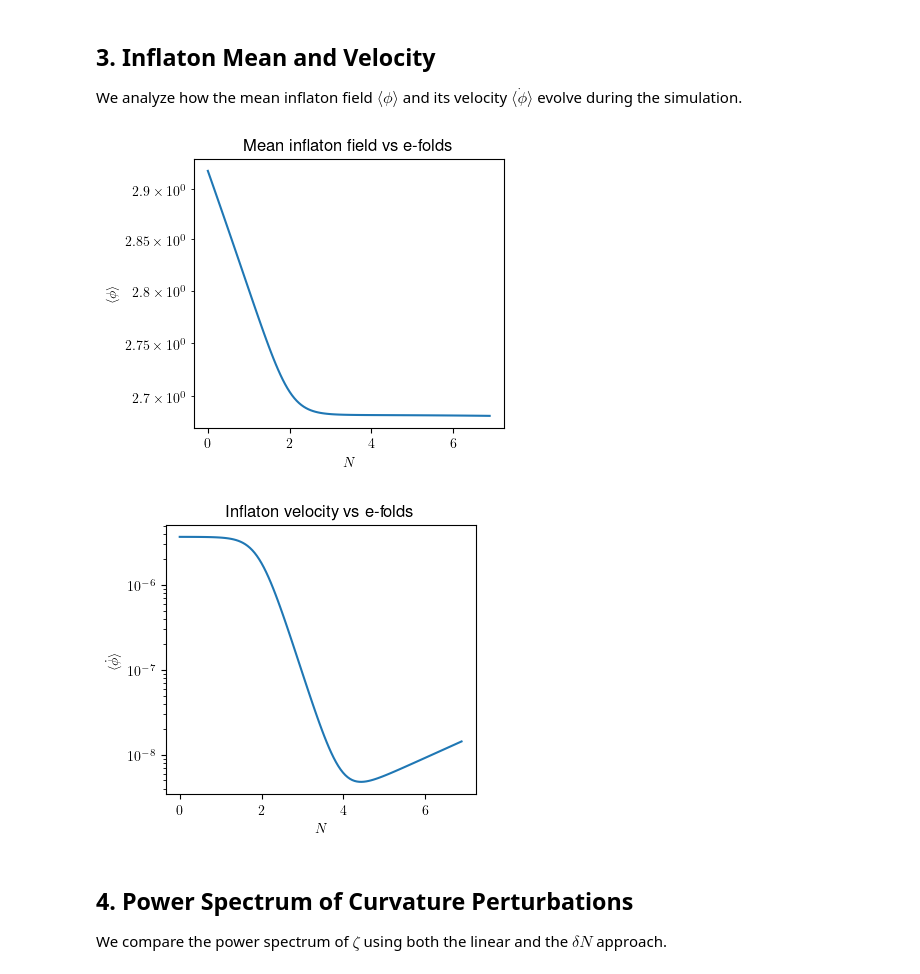
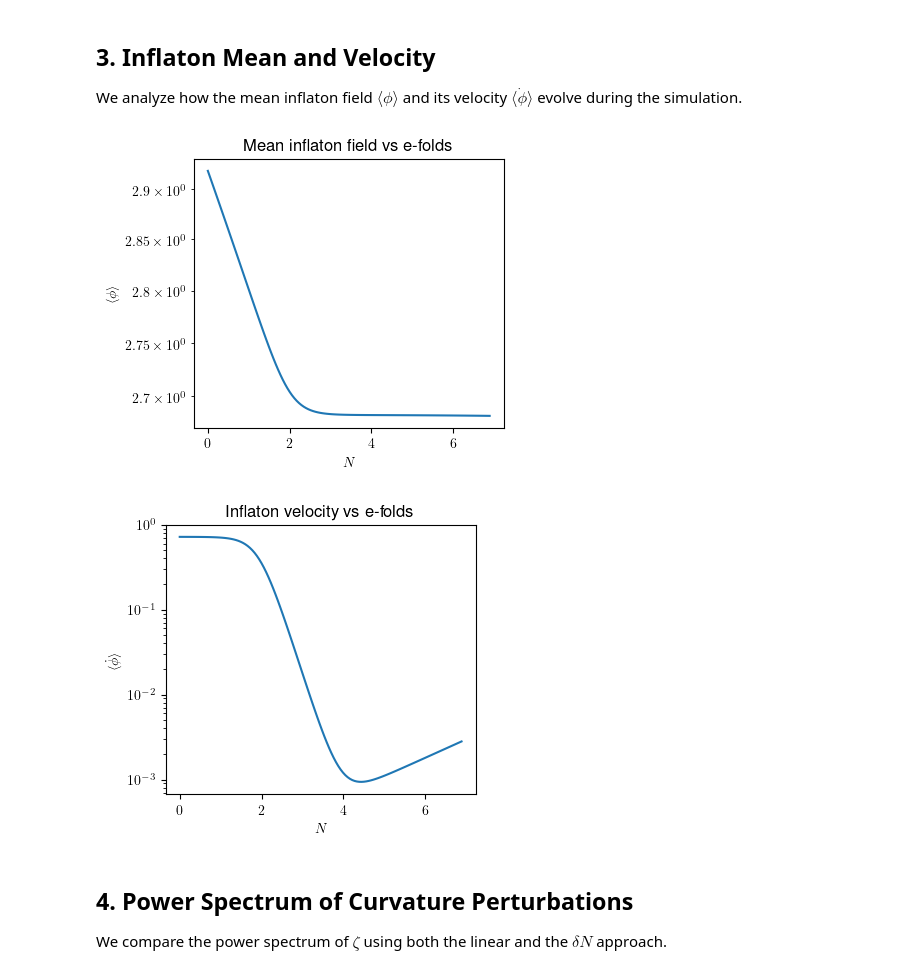
Before and after one commit to caravangelo/inflation-easy, a Jupyter notebook: notebooks/plot.ipynb, the cells around one changed output. Saved outputs shown, nothing was run; the diff lists cells and outputs as text; code cells hidden in the pictures.

```diff
--- a/notebooks/plot.ipynb
+++ b/notebooks/plot.ipynb
@@ -46,22 +46,22 @@ We analyze how the mean inflaton field $\langle\phi\rangle$ and its velocity $\l
 # %%
 # Plot the time evolution of the inflaton mean value
 plt.figure(figsize=(4, 3.5))
-plt.semilogy(np.log(sf[:, 1]), f[:, 3])
+plt.semilogy(np.log(sf[:, 1]), f[:, 2])
 plt.ylabel(r'$\langle\phi\rangle$')
 plt.xlabel(r'$N$')
 plt.title("Mean inflaton field vs e-folds")
 plt.show()
 
 # Plot the velocity of the inflaton field
 plt.figure(figsize=(4, 3.5))
-plt.semilogy(np.log(sf[:, 1]), np.abs(fv[:, 3]))
+plt.semilogy(np.log(sf[:, 1]), np.abs(fv[:, 2])/np.sqrt(0.263e-10))
 plt.ylabel(r'$\langle\dot\phi\rangle$')
 plt.xlabel(r'$N$')
 plt.title("Inflaton velocity vs e-folds")
 plt.show()
 # %% [output]
 [figure]
-[figure, old version]
+[figure, new version]
 # %% [markdown]
 ## 4. Power Spectrum of Curvature Perturbations
 We compare the power spectrum of $\zeta$ using both the linear and the $\delta N$ approach.
```
Also changed, not shown: parts of 3 cells of this notebook, 24 other files.
